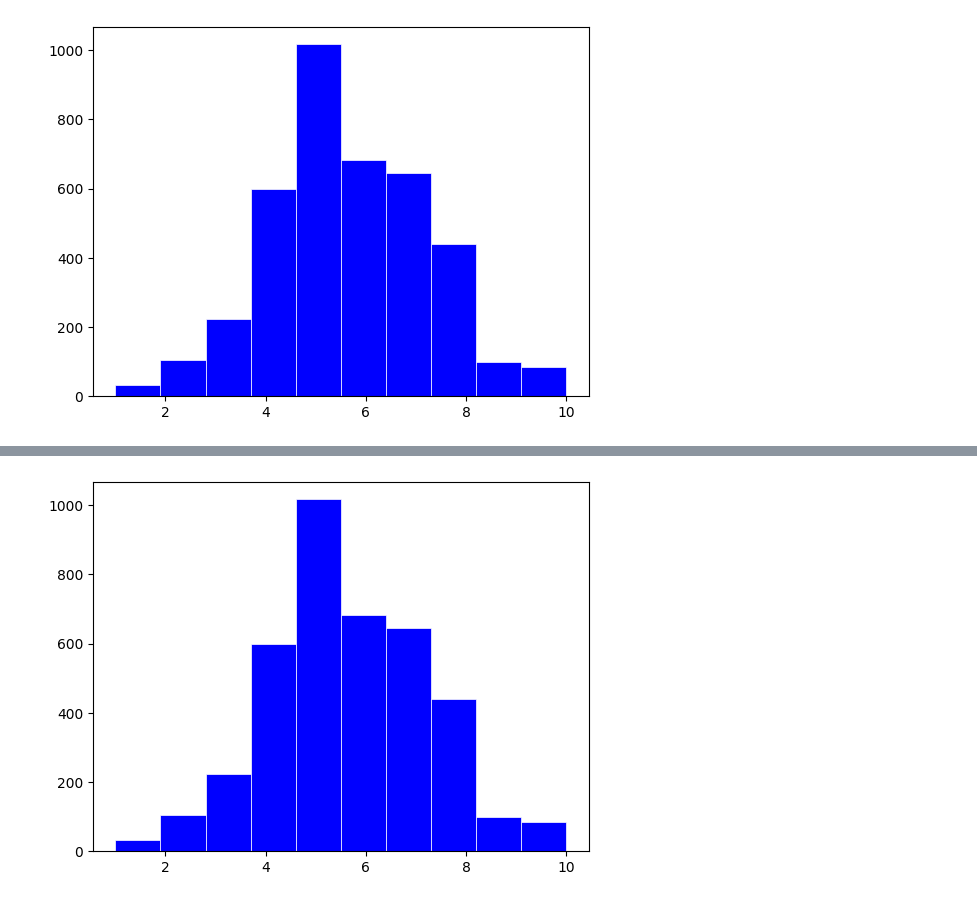
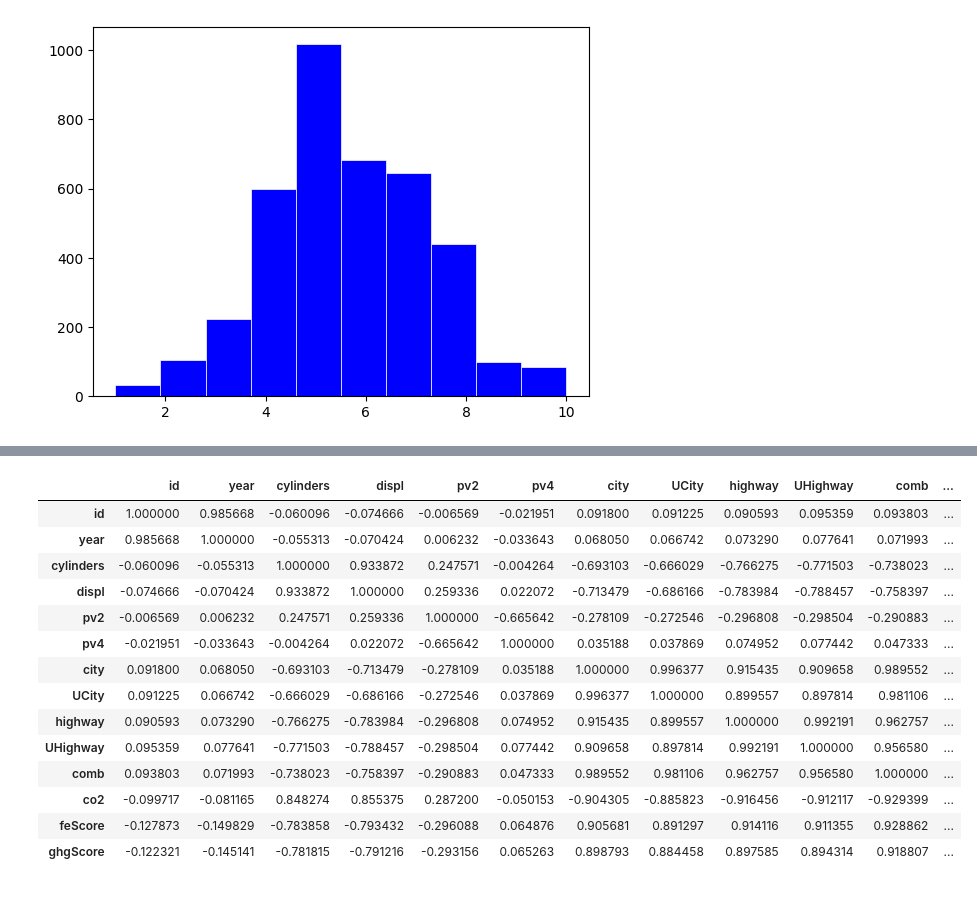
Before and after one commit to excelasaph/Project-Plotting--Peer-Group-6, a Jupyter notebook: Plotting_Assignment.ipynb, the cells around one changed output, grey strips where cells are left out. Saved outputs shown, nothing was run; the diff lists cells and outputs as text; code cells hidden in the pictures.

```diff
--- a/Plotting_Assignment.ipynb
+++ b/Plotting_Assignment.ipynb
@@ -104,7 +102,25 @@ fe_data = df["feScore"]
-# %%
-# YOUR CODE HERE
-fig, ax = plt.subplots()
-ax.hist(fe_data, bins=10, linewidth=0.5, edgecolor="white", color="blue")
-plt.show()
-# %% [output]
-[figure, removed]
+# %%
+new_DataFrame = pd.DataFrame()
+for i in range(df.shape[1]):
+  if str(df.iloc[:, i].dtypes) == "object":
+    pass
+  else:
+    new_DataFrame[df.iloc[:, i].name] = df.iloc[:, i]
+new_DataFrame_rel = new_DataFrame.corr()
+new_DataFrame_rel
+# %% [output]
+|  | id | year | cylinders | displ | pv2 | pv4 | city | UCity | highway | UHighway | comb | ... |
+| id | 1.000000 | 0.985668 | -0.060096 | -0.074666 | -0.006569 | -0.021951 | 0.091800 | 0.091225 | 0.090593 | 0.095359 | 0.093803 | ... |
+| year | 0.985668 | 1.000000 | -0.055313 | -0.070424 | 0.006232 | -0.033643 | 0.068050 | 0.066742 | 0.073290 | 0.077641 | 0.071993 | ... |
+| cylinders | -0.060096 | -0.055313 | 1.000000 | 0.933872 | 0.247571 | -0.004264 | -0.693103 | -0.666029 | -0.766275 | -0.771503 | -0.738023 | ... |
+| displ | -0.074666 | -0.070424 | 0.933872 | 1.000000 | 0.259336 | 0.022072 | -0.713479 | -0.686166 | -0.783984 | -0.788457 | -0.758397 | ... |
+| pv2 | -0.006569 | 0.006232 | 0.247571 | 0.259336 | 1.000000 | -0.665642 | -0.278109 | -0.272546 | -0.296808 | -0.298504 | -0.290883 | ... |
+| pv4 | -0.021951 | -0.033643 | -0.004264 | 0.022072 | -0.665642 | 1.000000 | 0.035188 | 0.037869 | 0.074952 | 0.077442 | 0.047333 | ... |
+| city | 0.091800 | 0.068050 | -0.693103 | -0.713479 | -0.278109 | 0.035188 | 1.000000 | 0.996377 | 0.915435 | 0.909658 | 0.989552 | ... |
+| UCity | 0.091225 | 0.066742 | -0.666029 | -0.686166 | -0.272546 | 0.037869 | 0.996377 | 1.000000 | 0.899557 | 0.897814 | 0.981106 | ... |
+| highway | 0.090593 | 0.073290 | -0.766275 | -0.783984 | -0.296808 | 0.074952 | 0.915435 | 0.899557 | 1.000000 | 0.992191 | 0.962757 | ... |
+| UHighway | 0.095359 | 0.077641 | -0.771503 | -0.788457 | -0.298504 | 0.077442 | 0.909658 | 0.897814 | 0.992191 | 1.000000 | 0.956580 | ... |
+| comb | 0.093803 | 0.071993 | -0.738023 | -0.758397 | -0.290883 | 0.047333 | 0.989552 | 0.981106 | 0.962757 | 0.956580 | 1.000000 | ... |
+| co2 | -0.099717 | -0.081165 | 0.848274 | 0.855375 | 0.287200 | -0.050153 | -0.904305 | -0.885823 | -0.916456 | -0.912117 | -0.929399 | ... |
+| feScore | -0.127873 | -0.149829 | -0.783858 | -0.793432 | -0.296088 | 0.064876 | 0.905681 | 0.891297 | 0.914116 | 0.911355 | 0.928862 | ... |
+| ghgScore | -0.122321 | -0.145141 | -0.781815 | -0.791216 | -0.293156 | 0.065263 | 0.898793 | 0.884458 | 0.897585 | 0.894314 | 0.918807 | ... |
```
Also changed, not shown: parts of 3 cells of this notebook.
